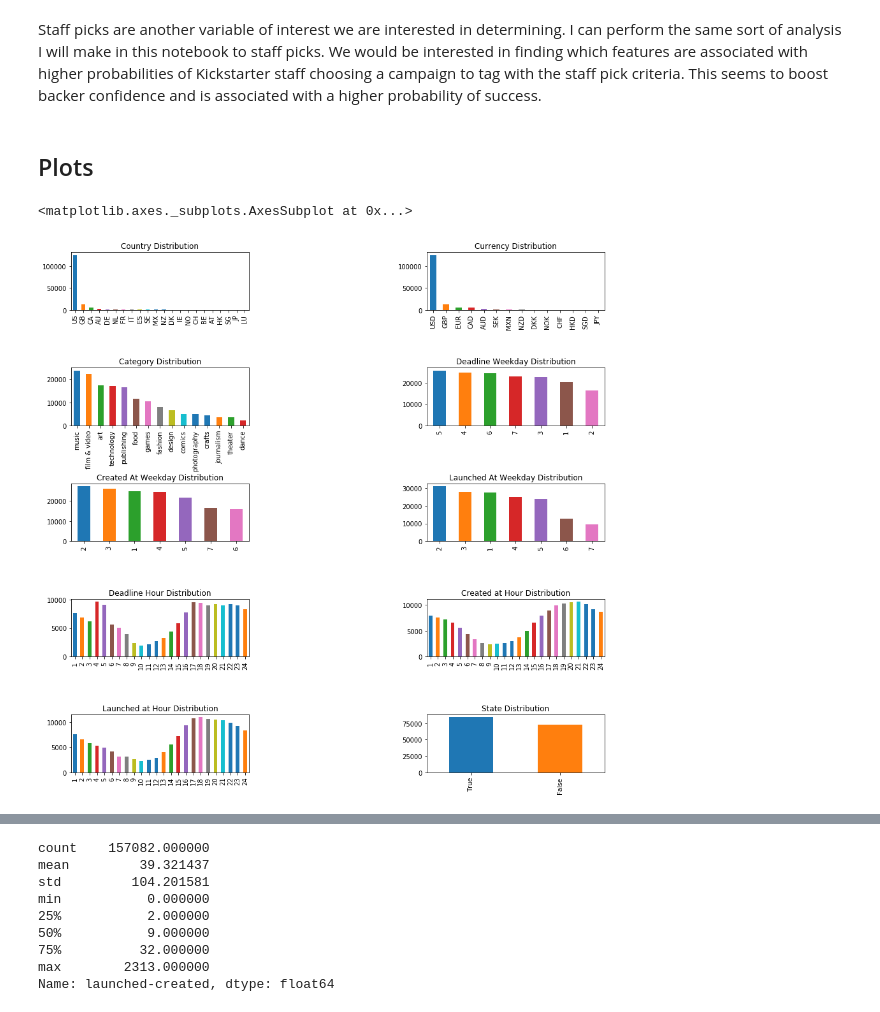
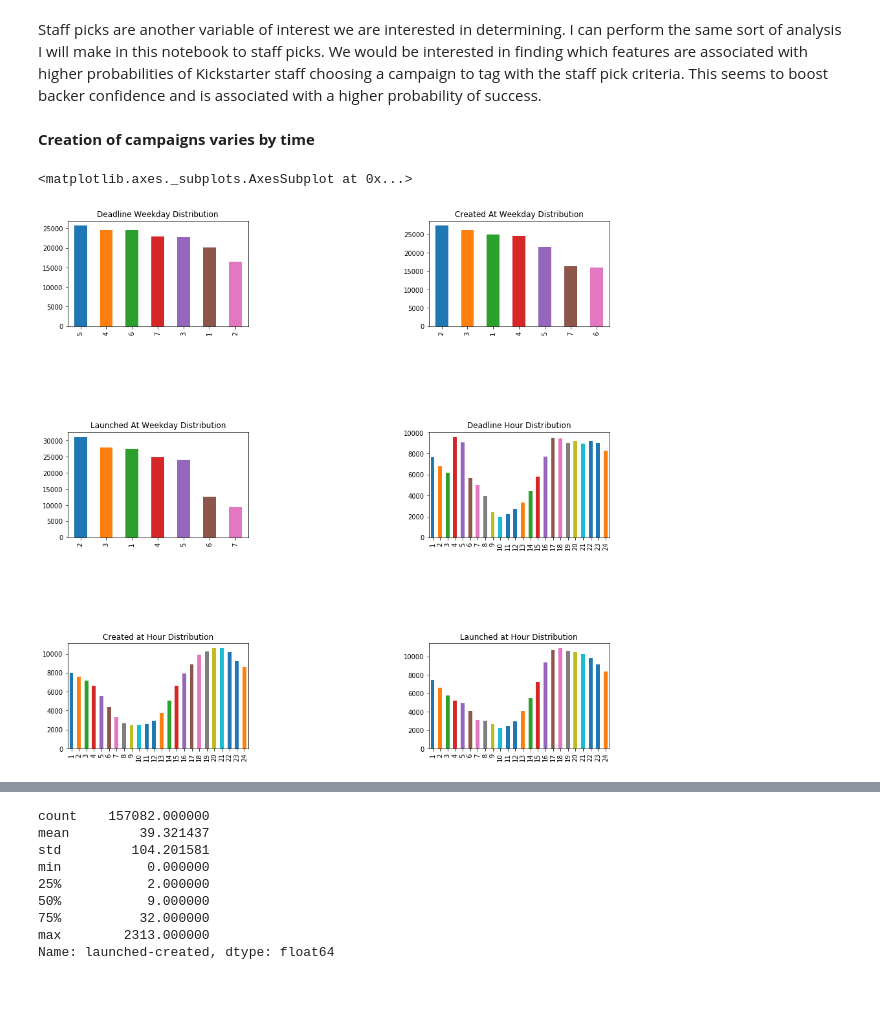
Before and after one commit to natasha-nath/Kickstartin-Success, a Jupyter notebook: Kickstartin_Success.ipynb, the cells around one changed output, grey strips where cells are left out. Saved outputs shown, nothing was run; the diff lists cells and outputs as text; code cells hidden in the pictures.

Commit message:
Modified Feature Engineering

```diff
--- a/Kickstartin_Success.ipynb
+++ b/Kickstartin_Success.ipynb
@@ -39,3 +39,7 @@ import warnings
 warnings.filterwarnings('ignore')
 # %% [markdown]
 A large dataset provided by [Web Robots](https://webrobots.io/kickstarter-datasets/) was used to train the model. The dataset contains kickstarter campaigns collected monthly through webscrapping. Each dataset is composed of all kickstarter campaigns up to a set maximum for each category. We utilized the data collected up until January 2018.
+# %%
+path = 'C:\\Users\\Natasha\\OneDrive\\jupyter-workspace\\PredictingKickstarterSuccess\\'
+# %%
+data = pd.read_csv(path+'Kickstarter_2018-01_old.csv',error_bad_lines=False)
@@ -177,25 +202,3 @@ Additionally, these features can be included to predict campaigns that have alre
 
 * comments: the number of comments
 * **traction**: rate of gaining backers, total number of backers divided by total number of weeks
-# %%
-def engineer_features(mydata):
-
-    """
-    This function generates new features for the input dataframe mydata:
-
-    input:
-        mydata: pandas.dataframe
-    output:
-        pandas.dataframe
-
-    """
-
-    data = mydata.copy()
-
-    # create success variable (PREDICT)
-    data['success'] = data['state'].astype('category')
-    data['success'] = pd.Categorical.from_array(data.success).codes
-
-    #data = data.drop(drop_cols, axis = 1)
-
-    return data
@@ -402,22 +442,17 @@ pd.crosstab(data.staff_pick, data.success)
 | True | 2545 | 17470 |
 # %% [markdown]
 Staff picks are another variable of interest we are interested in determining. I can perform the same sort of analysis I will make in this notebook to staff picks. We would be interested in finding which features are associated with higher probabilities of Kickstarter staff choosing a campaign to tag with the staff pick criteria. This seems to boost backer confidence and is associated with a higher probability of success.
-# %% [markdown]
-## Plots
+# %% [markdown]
+**Creation of campaigns varies by time** <br>
 # %%
-fig, axes = plt.subplots(nrows=5, ncols=2)
+fig, axes = plt.subplots(nrows=3, ncols=2)
 fig.subplots_adjust(hspace=1, wspace = 1)
-
-data['country'].value_counts().plot(kind = 'bar',ax=axes[0,0], title = 'Country Distribution', figsize=(15,15))
-data['currency'].value_counts().plot(kind = 'bar',ax=axes[0,1], title = 'Currency Distribution', figsize=(15,15))
-data['catg.type'].value_counts().plot(kind = 'bar',ax=axes[1,0], title = 'Category Distribution', figsize=(15,15))
-data['deadline_dow'].value_counts().plot(kind = 'bar',ax=axes[1,1], title = 'Deadline Weekday Distribution', figsize=(15,15))
-data['created_at_dow'].value_counts().plot(kind = 'bar',ax=axes[2,0], title = 'Created At Weekday Distribution', figsize=(15,15))
-data['launched_at_dow'].value_counts().plot(kind = 'bar',ax=axes[2,1], title = 'Launched At Weekday Distribution', figsize=(15,15))
-data['deadline_hr'].value_counts().sort_index().plot(kind = 'bar',ax=axes[3,0], title = 'Deadline Hour Distribution', figsize=(15,15))
-data['created_at_hr'].value_counts().sort_index().plot(kind = 'bar',ax=axes[3,1], title = 'Created at Hour Distribution', figsize=(15,15))
-data['launched_at_hr'].value_counts().sort_index().plot(kind = 'bar',ax=axes[4,0], title = 'Launched at Hour Distribution', figsize=(15,15))
-data['success'].value_counts().plot(kind = 'bar',ax=axes[4,1], title = 'State Distribution', figsize=(15,15))
+data['deadline_dow'].value_counts().plot(kind = 'bar',ax=axes[0,0], title = 'Deadline Weekday Distribution', figsize=(15,15))
+data['created_at_dow'].value_counts().plot(kind = 'bar',ax=axes[0,1], title = 'Created At Weekday Distribution', figsize=(15,15))
+data['launched_at_dow'].value_counts().plot(kind = 'bar',ax=axes[1,0], title = 'Launched At Weekday Distribution', figsize=(15,15))
+data['deadline_hr'].value_counts().sort_index().plot(kind = 'bar',ax=axes[1,1], title = 'Deadline Hour Distribution', figsize=(15,15))
+data['created_at_hr'].value_counts().sort_index().plot(kind = 'bar',ax=axes[2,0], title = 'Created at Hour Distribution', figsize=(15,15))
+data['launched_at_hr'].value_counts().sort_index().plot(kind = 'bar',ax=axes[2,1], title = 'Launched at Hour Distribution', figsize=(15,15))
 # %% [output]
 <matplotlib.axes._subplots.AxesSubplot at 0x...>
-[figure, old version]
+[figure, new version]
```
Also changed, not shown: parts of 50 cells of this notebook.
